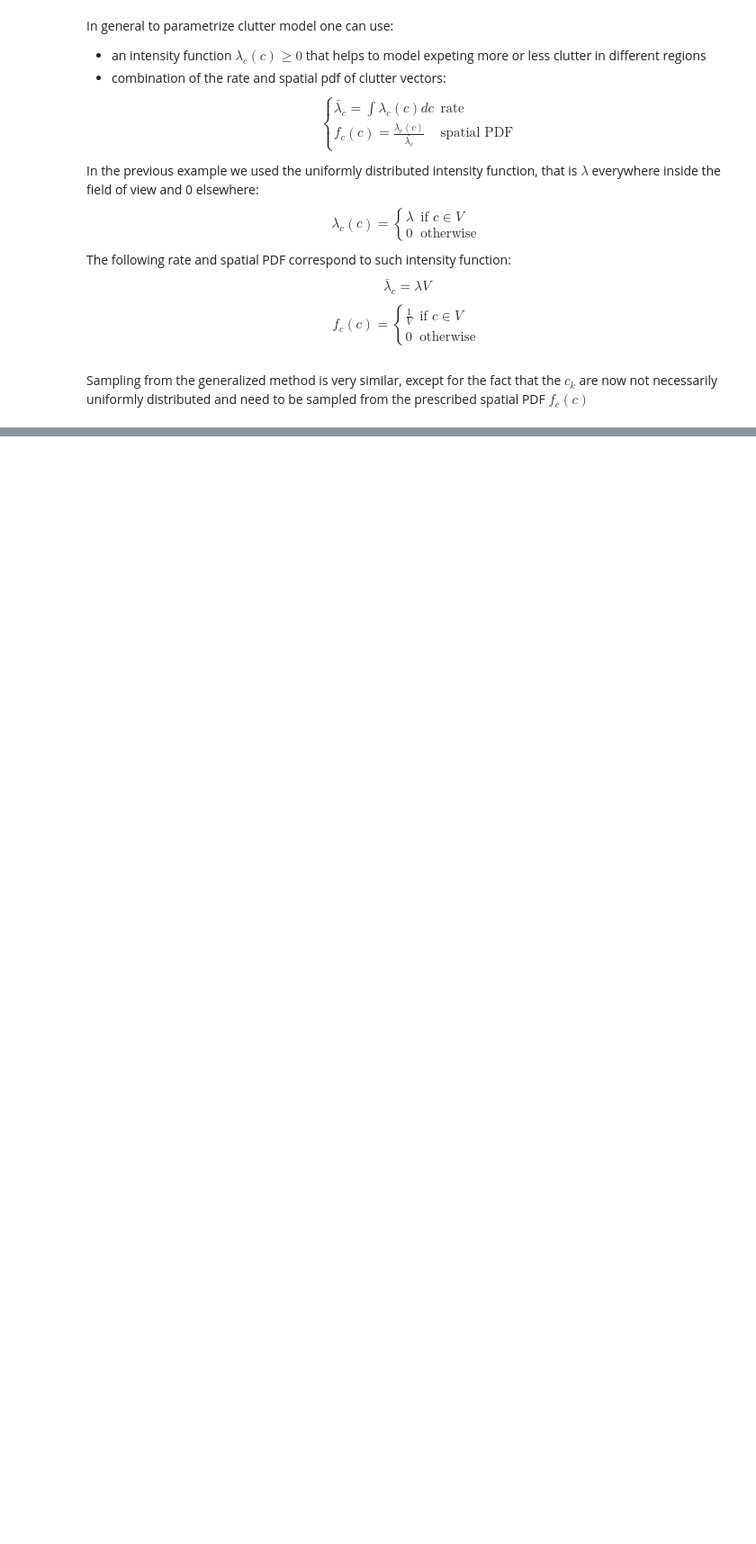
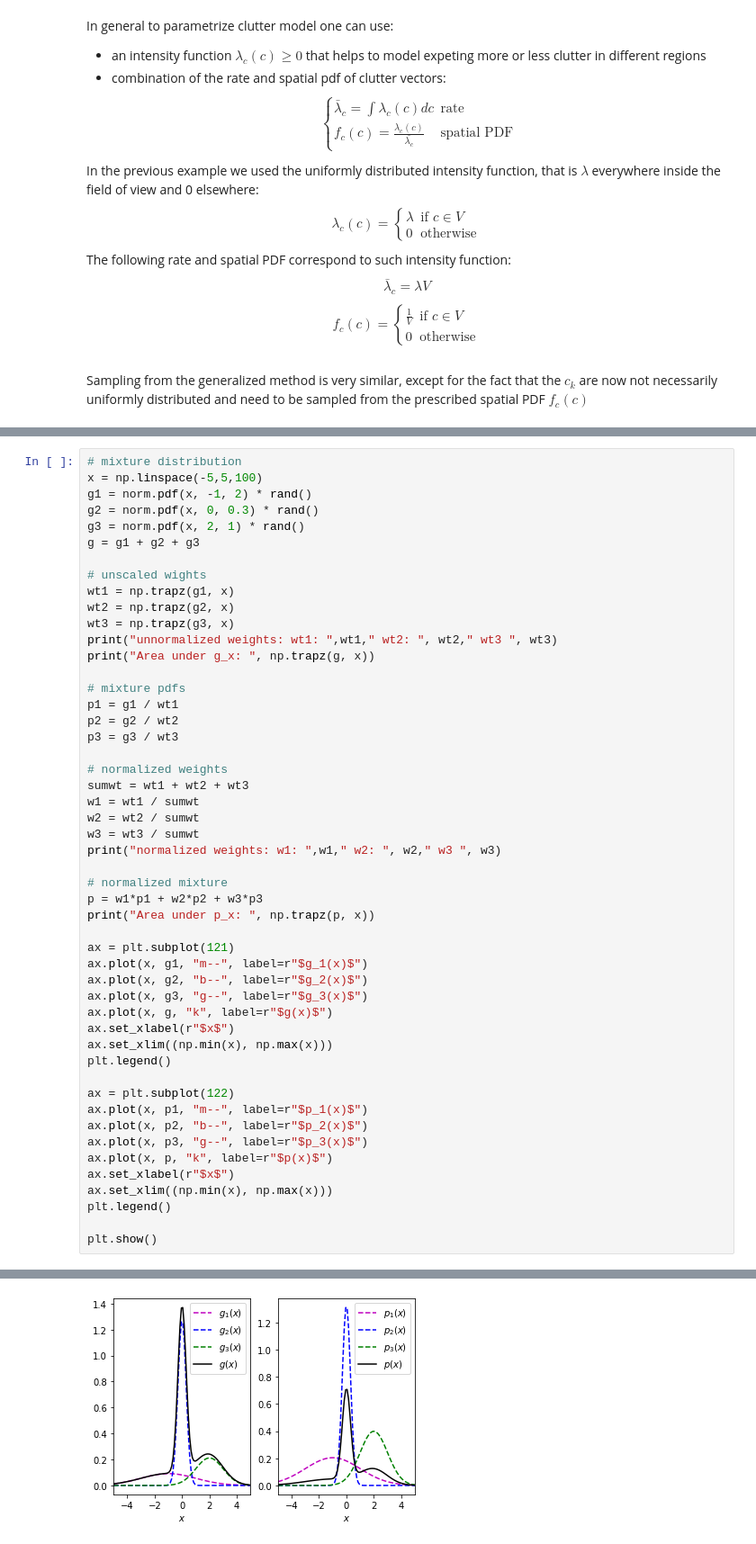
Before and after one commit to mihsamusev/bayesian_gym, a Jupyter notebook: py/Single object tracking in clutter.ipynb, the cells around one changed output, grey strips where cells are left out. Shown: that part at 90% size. Saved outputs shown, nothing was run; the diff lists cells and outputs as text; blank space fills up the shorter version.

```diff
--- a/py/Single object tracking in clutter.ipynb
+++ b/py/Single object tracking in clutter.ipynb
@@ -430,0 +727,51 @@ def draw_posterior():
+# %%
+# mixture distribution
+x = np.linspace(-5,5,100)
+g1 = norm.pdf(x, -1, 2) * rand()
+g2 = norm.pdf(x, 0, 0.3) * rand()
+g3 = norm.pdf(x, 2, 1) * rand()
+g = g1 + g2 + g3
+
+# unscaled wights
+wt1 = np.trapz(g1, x)
+wt2 = np.trapz(g2, x)
+wt3 = np.trapz(g3, x)
+print("unnormalized weights: wt1: ",wt1," wt2: ", wt2," wt3 ", wt3)
+print("Area under g_x: ", np.trapz(g, x))
+
+# mixture pdfs
+p1 = g1 / wt1
+p2 = g2 / wt2
+p3 = g3 / wt3
+
+# normalized weights
+sumwt = wt1 + wt2 + wt3
+w1 = wt1 / sumwt
+w2 = wt2 / sumwt
+w3 = wt3 / sumwt
+print("normalized weights: w1: ",w1," w2: ", w2," w3 ", w3)
+
+# normalized mixture
+p = w1*p1 + w2*p2 + w3*p3
+print("Area under p_x: ", np.trapz(p, x))
+
+ax = plt.subplot(121)
+ax.plot(x, g1, "m--", label=r"$g_1(x)$")
+ax.plot(x, g2, "b--", label=r"$g_2(x)$")
+ax.plot(x, g3, "g--", label=r"$g_3(x)$")
+ax.plot(x, g, "k", label=r"$g(x)$")
+ax.set_xlabel(r"$x$")
+ax.set_xlim((np.min(x), np.max(x)))
+plt.legend()
+
+ax = plt.subplot(122)
+ax.plot(x, p1, "m--", label=r"$p_1(x)$")
+ax.plot(x, p2, "b--", label=r"$p_2(x)$")
+ax.plot(x, p3, "g--", label=r"$p_3(x)$")
+ax.plot(x, p, "k", label=r"$p(x)$")
+ax.set_xlabel(r"$x$")
+ax.set_xlim((np.min(x), np.max(x)))
+plt.legend()
+
+plt.show()
+# %% [output]
@@ -430,0 +782 @@ def draw_posterior():
+[figure, added]
```
Also changed, not shown: parts of 23 cells of this notebook.
